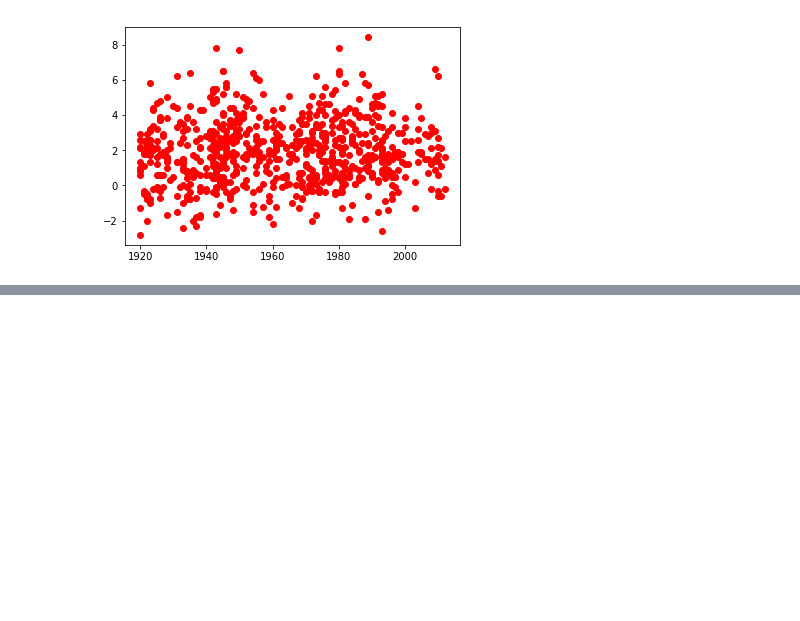
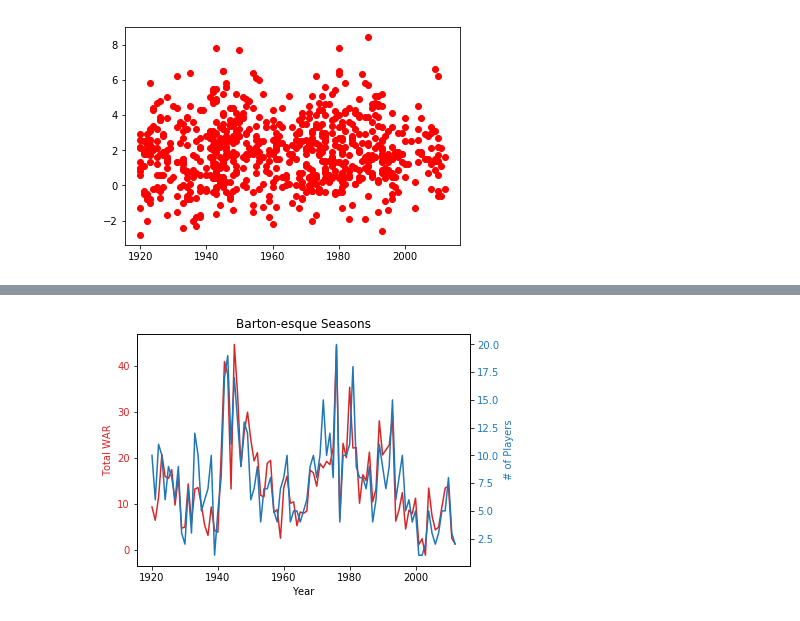
Before and after one commit to TrevorCap/Baseball, a Jupyter notebook: Barton.ipynb, the cells around one changed output, grey strips where cells are left out. Drawn from its saved outputs; the diff is of its cells as text; code cells hidden in the pictures; blank space fills up the shorter version.

Commit message:
Updated Bartons

```diff
--- a/Barton.ipynb
+++ b/Barton.ipynb
@@ -72,0 +81,21 @@ wow.head()
+# %%
+fig, ax1 = plt.subplots()
+
+color = 'tab:red'
+ax1.set_xlabel('Year')
+ax1.set_ylabel('Total WAR', color=color)
+ax1.plot(totes.Season, totes.WAR, color=color)
+ax1.tick_params(axis='y', labelcolor=color)
+
+ax2 = ax1.twinx()  # instantiate a second axes that shares the same x-axis
+
+color = 'tab:blue'
+ax2.set_ylabel('# of Players', color=color)  # we already handled the x-label with ax1
+ax2.plot(totes.Season, counts.WAR, color=color)
+ax2.tick_params(axis='y', labelcolor=color)
+
+fig.tight_layout()  # otherwise the right y-label is slightly clipped
+plt.title('Barton-esque Seasons')
+plt.show()
+# %% [output]
+[figure, added]
```
Also changed, not shown: parts of 3 cells of this notebook, 1 other file.
